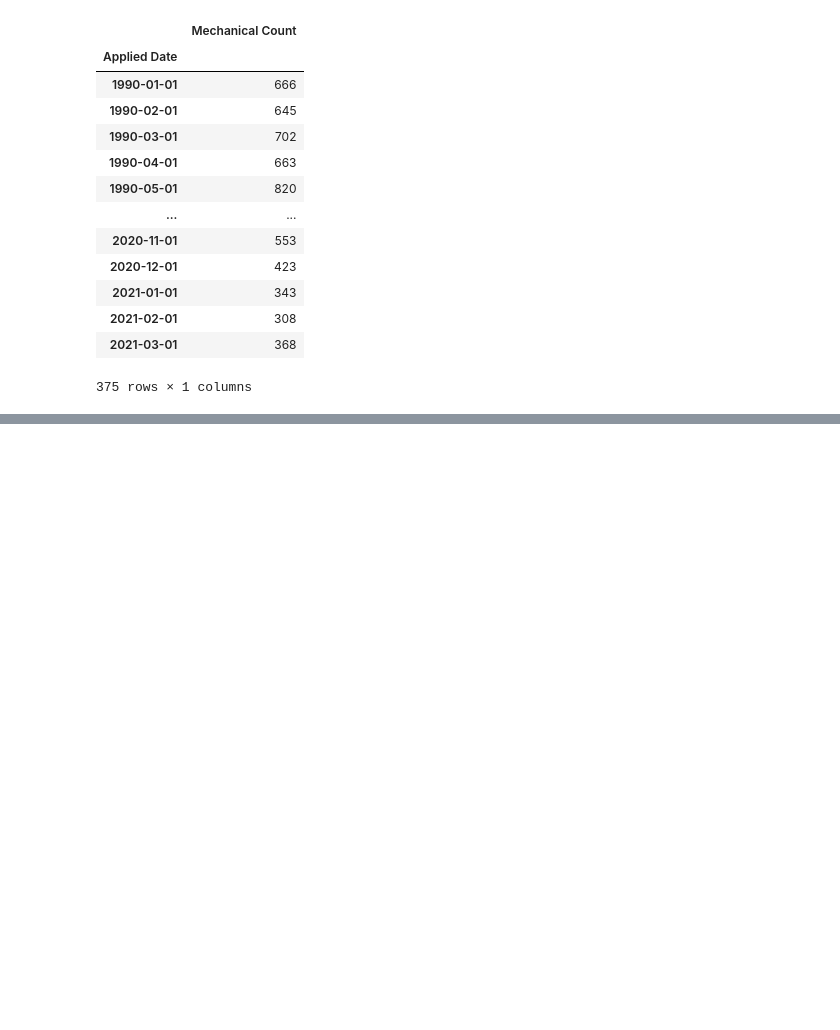
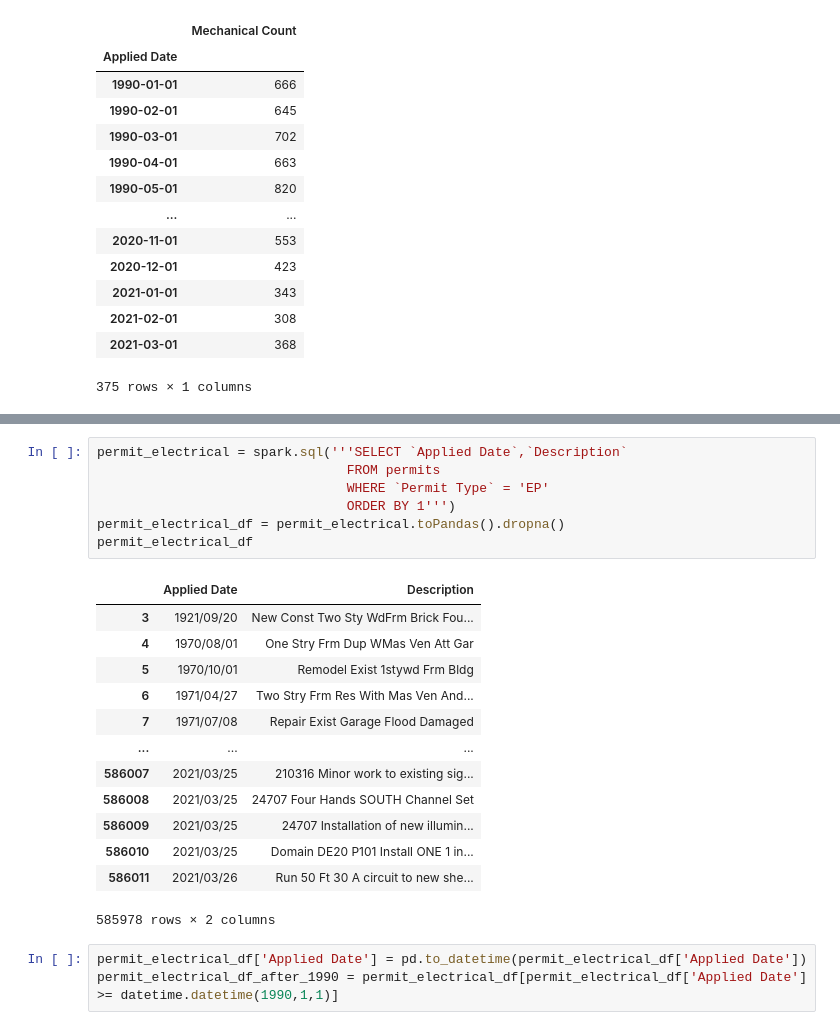
Before and after one commit to rezaganj/Capstone1-Construction-Permits-Austin-TX, a Jupyter notebook: notebooks/main.ipynb, the cells around one changed output, grey strips where cells are left out. Saved outputs shown, nothing was run; the diff lists cells and outputs as text; blank space fills up the shorter version.

```diff
--- a/notebooks/main.ipynb
+++ b/notebooks/main.ipynb
@@ -498 +482,25 @@ permit_mechanical_by_month.plot()
 [figure]
+# %%
+permit_electrical = spark.sql('''SELECT `Applied Date`,`Description`
+                                FROM permits
+                                WHERE `Permit Type` = 'EP'
+                                ORDER BY 1''')
+permit_electrical_df = permit_electrical.toPandas().dropna()
+permit_electrical_df
+# %% [output]
+|  | Applied Date | Description |
+| 3 | 1921/09/20 | New Const Two Sty WdFrm Brick Fou... |
+| 4 | 1970/08/01 | One Stry Frm Dup WMas Ven Att Gar |
+| 5 | 1970/10/01 | Remodel Exist 1stywd Frm Bldg |
+| 6 | 1971/04/27 | Two Stry Frm Res With Mas Ven And... |
+| 7 | 1971/07/08 | Repair Exist Garage Flood Damaged |
+| ... | ... | ... |
+| 586007 | 2021/03/25 | 210316 Minor work to existing sig... |
+| 586008 | 2021/03/25 | 24707 Four Hands SOUTH Channel Set |
+| 586009 | 2021/03/25 | 24707 Installation of new illumin... |
+| 586010 | 2021/03/25 | Domain DE20 P101 Install ONE 1 in... |
+| 586011 | 2021/03/26 | Run 50 Ft 30 A circuit to new she... |
+585978 rows × 2 columns
+# %%
+permit_electrical_df['Applied Date'] = pd.to_datetime(permit_electrical_df['Applied Date'])
+permit_electrical_df_after_1990 = permit_electrical_df[permit_electrical_df['Applied Date'] >= datetime.datetime(1990,1,1)]
```
Also changed, not shown: parts of 12 cells of this notebook.
